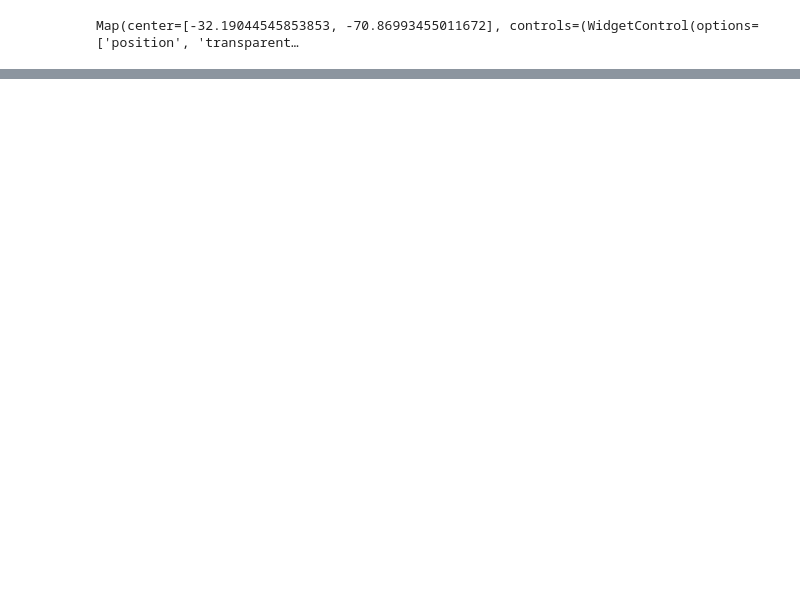
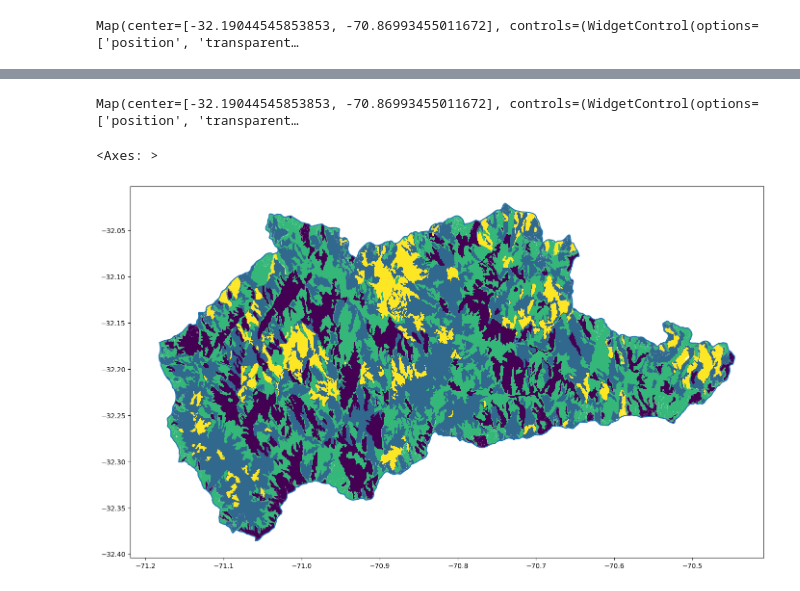
Before and after one commit to rbenatuilv/Escasez-Hidrica-Petorca, a Jupyter notebook: test.ipynb, the cells around one changed output, grey strips where cells are left out. Saved outputs shown, nothing was run; the diff lists cells and outputs as text; code cells hidden in the pictures; blank space fills up the shorter version.

```diff
--- a/test.ipynb
+++ b/test.ipynb
@@ -70,0 +122,15 @@ Map(center=[-32.19044545853853, -70.86993455011672], controls=(WidgetControl(opt
+# %%
+map = geo.visualize(img_months[0], clip=True)
+map.add_gdf(geo_df, layer_name='pred_label', fill_colors=['red', 'yellow', 'green', 'orange'])
+map
+# %% [output]
+Map(center=[-32.19044545853853, -70.86993455011672], controls=(WidgetControl(options=['position', 'transparent…
+# %%
+fig=plt.figure(figsize=(20,10))
+ax=fig.add_subplot(111)
+
+geo_df.plot(column='pred_label', ax=ax)
+comuna['geometry'].boundary.plot(ax=ax)
+# %% [output]
+<Axes: >
+[figure, added]
```
Also changed, not shown: parts of 12 cells of this notebook, 23 other files.
